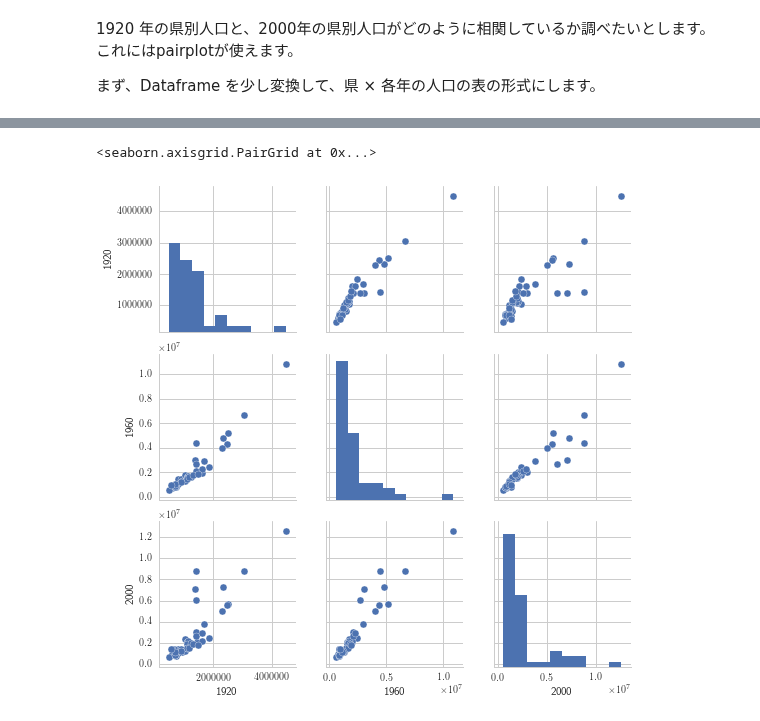
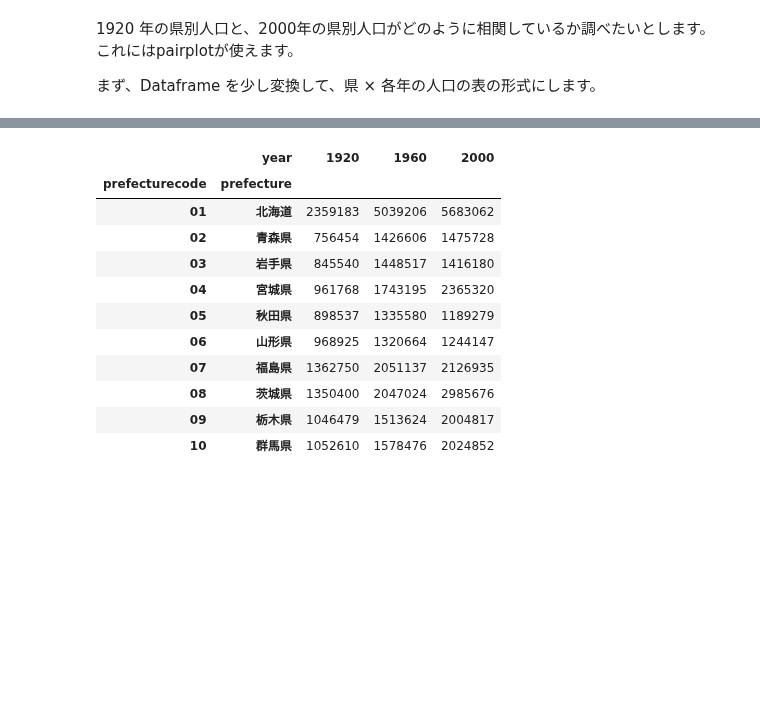
Before and after one commit to Kyoto-GeoPython/Kyoto-GeoPython, a Jupyter notebook: src/応用編/Seaborn ― matplotlib をより美しく、使いやすく.ipynb, the cells around one changed output, grey strips where cells are left out. Cells and saved outputs as stored; diff of their text form; code cells hidden in the pictures; blank space fills up the shorter version.

```diff
--- a/src/応用編/Seaborn ― matplotlib をより美しく、使いやすく.ipynb
+++ b/src/応用編/Seaborn ― matplotlib をより美しく、使いやすく.ipynb
@@ -93,5 +65,0 @@ df2
-# %%
-sns.pairplot(df2)
-# %% [output]
-<seaborn.axisgrid.PairGrid at 0x...>
-[figure, removed]
@@ -97,0 +70,17 @@ sns.pairplot(df2)
+# %%
+# pivot_table を使うと値を列に変換できる
+df_table = df_only_prefecture.pivot_table(values='population', index=['prefecturecode', 'prefecture'], columns='year')
+df_table.head(10)
+# %% [output]
+|  | year | 1920 | 1960 | 2000 |
+| prefecturecode | prefecture |  |  |  |
+| 01 | 北海道 | 2359183 | 5039206 | 5683062 |
+| 02 | 青森県 | 756454 | 1426606 | 1475728 |
+| 03 | 岩手県 | 845540 | 1448517 | 1416180 |
+| 04 | 宮城県 | 961768 | 1743195 | 2365320 |
+| 05 | 秋田県 | 898537 | 1335580 | 1189279 |
+| 06 | 山形県 | 968925 | 1320664 | 1244147 |
+| 07 | 福島県 | 1362750 | 2051137 | 2126935 |
+| 08 | 茨城県 | 1350400 | 2047024 | 2985676 |
+| 09 | 栃木県 | 1046479 | 1513624 | 2004817 |
+| 10 | 群馬県 | 1052610 | 1578476 | 2024852 |
```
Also changed, not shown: parts of 10 cells of this notebook, 16 other files.
